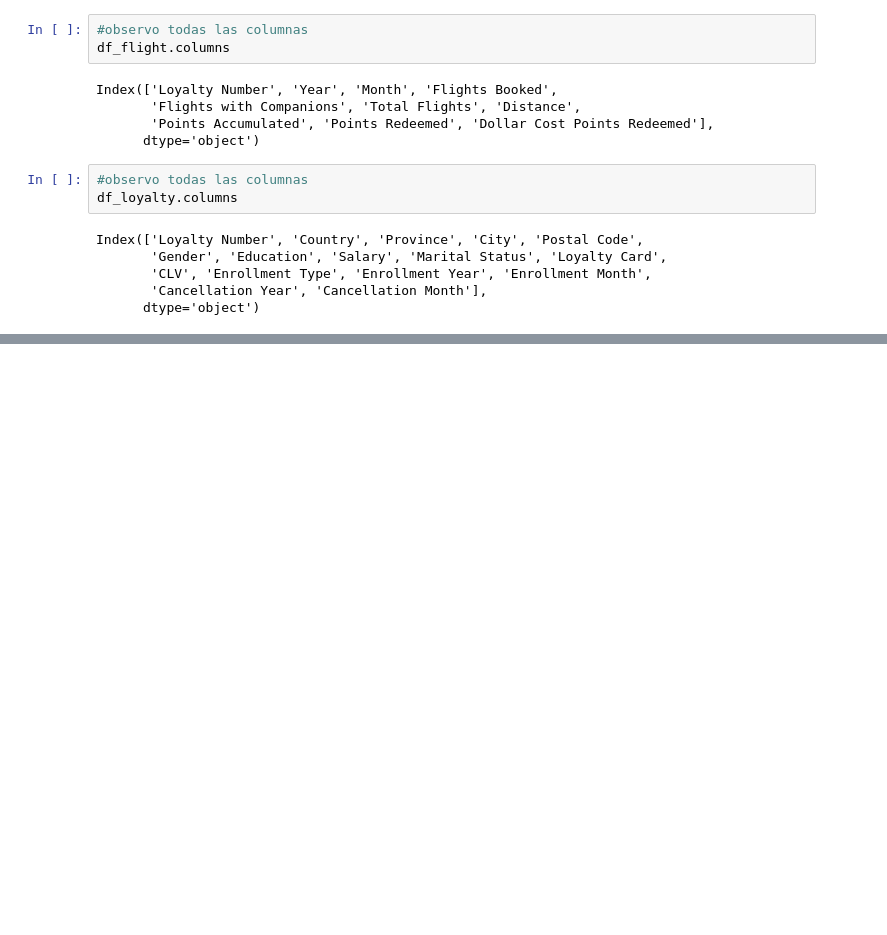
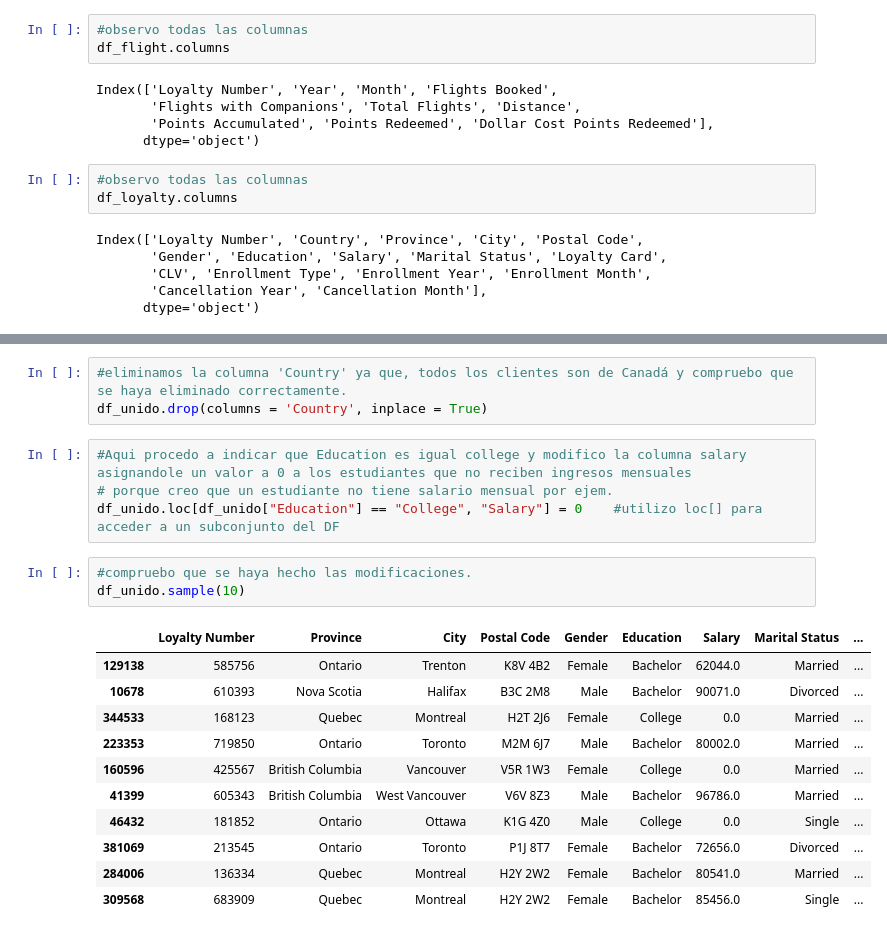
Before and after one commit to Adalab/bda-modulo-3-evaluacion-final-mivisu, a Jupyter notebook: examen_final_mod3.ipynb, the cells around one changed output, grey strips where cells are left out. Saved outputs shown, nothing was run; the diff lists cells and outputs as text; blank space fills up the shorter version.

```diff
--- a/examen_final_mod3.ipynb
+++ b/examen_final_mod3.ipynb
@@ -305,0 +492,22 @@ df_final
+# %%
+#eliminamos la columna 'Country' ya que, todos los clientes son de Canadá y compruebo que se haya eliminado correctamente.
+df_unido.drop(columns = 'Country', inplace = True)
+# %%
+#Aqui procedo a indicar que Education es igual college y modifico la columna salary asignandole un valor a 0 a los estudiantes que no reciben ingresos mensuales
+# porque creo que un estudiante no tiene salario mensual por ejem.
+df_unido.loc[df_unido["Education"] == "College", "Salary"] = 0    #utilizo loc[] para acceder a un subconjunto del DF
+# %%
+#compruebo que se haya hecho las modificaciones.
+df_unido.sample(10)
+# %% [output]
+|  | Loyalty Number | Province | City | Postal Code | Gender | Education | Salary | Marital Status | ... |
+| 129138 | 585756 | Ontario | Trenton | K8V 4B2 | Female | Bachelor | 62044.0 | Married | ... |
+| 10678 | 610393 | Nova Scotia | Halifax | B3C 2M8 | Male | Bachelor | 90071.0 | Divorced | ... |
+| 344533 | 168123 | Quebec | Montreal | H2T 2J6 | Female | College | 0.0 | Married | ... |
+| 223353 | 719850 | Ontario | Toronto | M2M 6J7 | Male | Bachelor | 80002.0 | Married | ... |
+| 160596 | 425567 | British Columbia | Vancouver | V5R 1W3 | Female | College | 0.0 | Married | ... |
+| 41399 | 605343 | British Columbia | West Vancouver | V6V 8Z3 | Male | Bachelor | 96786.0 | Married | ... |
+| 46432 | 181852 | Ontario | Ottawa | K1G 4Z0 | Male | College | 0.0 | Single | ... |
+| 381069 | 213545 | Ontario | Toronto | P1J 8T7 | Female | Bachelor | 72656.0 | Divorced | ... |
+| 284006 | 136334 | Quebec | Montreal | H2Y 2W2 | Female | Bachelor | 80541.0 | Married | ... |
+| 309568 | 683909 | Quebec | Montreal | H2Y 2W2 | Female | Bachelor | 85456.0 | Single | ... |
```
Also changed, not shown: parts of 62 cells of this notebook, 4 other files.
